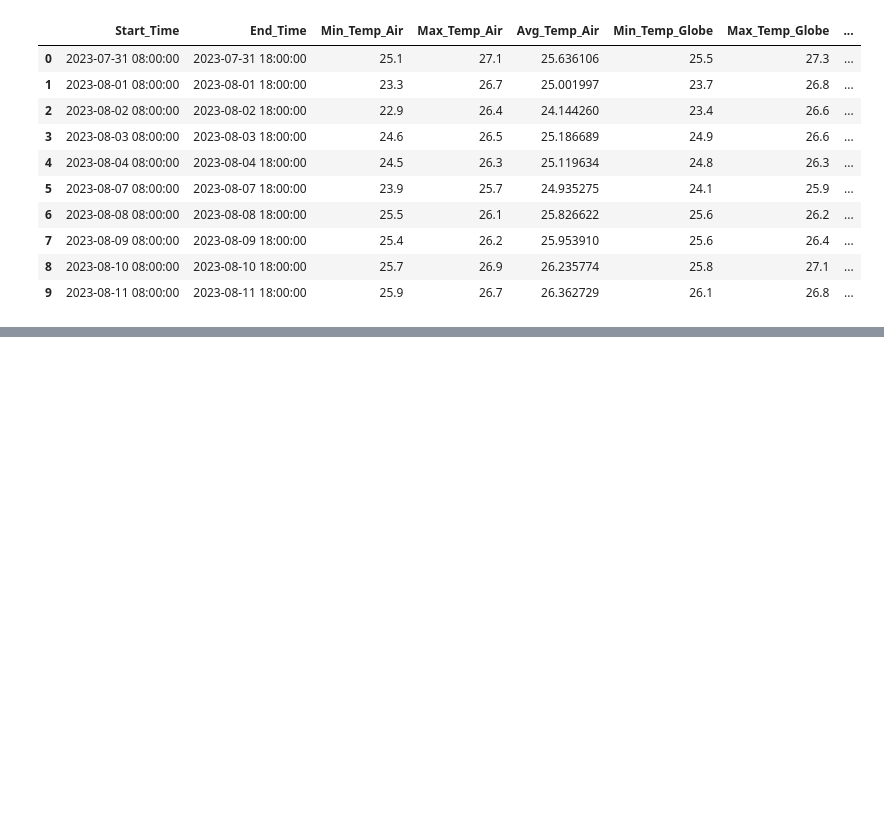
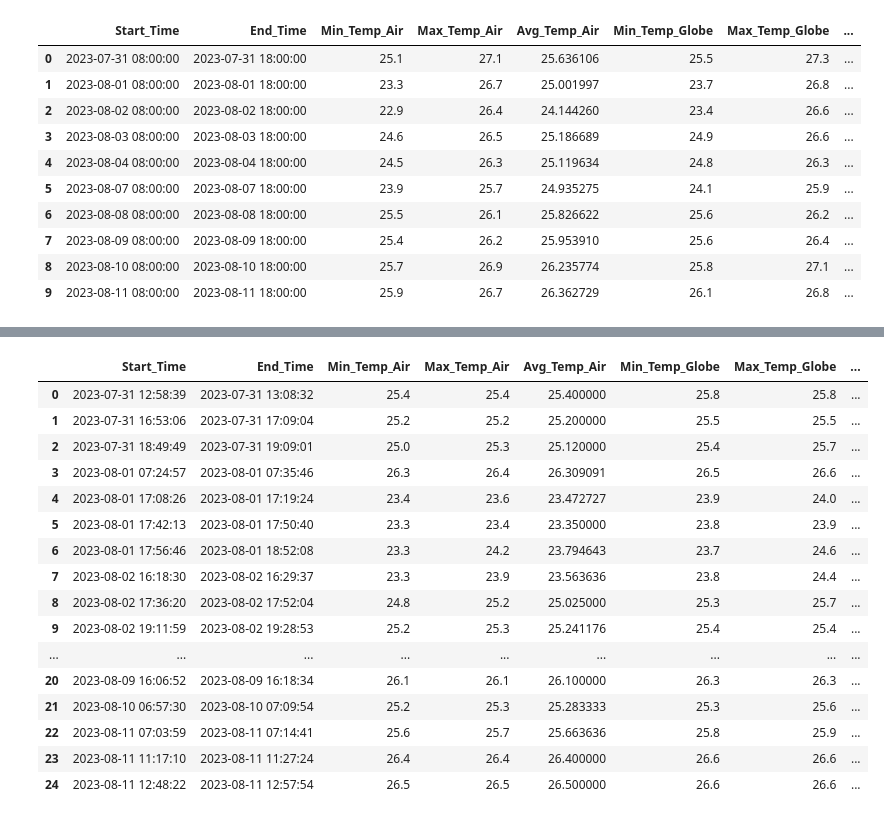
Before and after one commit to tomarp/COC-D, a Jupyter notebook: code/notebook_S08.ipynb, the cells around one changed output, grey strips where cells are left out. Saved outputs shown, nothing was run; the diff lists cells and outputs as text; code cells hidden in the pictures; blank space fills up the shorter version.

```diff
--- a/code/notebook_S08.ipynb
+++ b/code/notebook_S08.ipynb
@@ -682,0 +690,94 @@ results_df
+# %%
+# Load the CSV file
+file_path = 'C:/Users/Tomar/dev/PCM_study/summer_2023/output/living_lab/LL/LL_b.csv'
+data = pd.read_csv(file_path)
+
+# Ensure the correct renaming of the 'DateTime' column to 'Timestamp'
+data.rename(columns={'DateTime': 'Timestamp'}, inplace=True)
+
+# Convert the 'Timestamp' column to datetime
+data['Timestamp'] = pd.to_datetime(data['Timestamp'])
+
+# Define the start and end times for each day
+time_intervals = [
+    ("2023-07-31 12:58:39", "2023-07-31 13:08:32"),
+    ("2023-07-31 16:53:06", "2023-07-31 17:09:04"),
+    ("2023-07-31 18:49:49", "2023-07-31 19:09:01"),
+    ("2023-08-01 07:24:57", "2023-08-01 07:35:46"),
+    ("2023-08-01 17:08:26", "2023-08-01 17:19:24"),
+    ("2023-08-01 17:42:13", "2023-08-01 17:50:40"),
+    ("2023-08-01 17:56:46", "2023-08-01 18:52:08"),
+    ("2023-08-02 16:18:30", "2023-08-02 16:29:37"),
+    ("2023-08-02 17:36:20", "2023-08-02 17:52:04"),
+    ("2023-08-02 19:11:59", "2023-08-02 19:28:53"),
+    ("2023-08-03 07:28:31", "2023-08-03 07:38:04"),
+    ("2023-08-03 11:05:38", "2023-08-03 11:15:56"),
+    ("2023-08-03 12:32:20", "2023-08-03 12:43:22"),
+    ("2023-08-03 17:21:04", "2023-08-03 17:30:58"),
+    ("2023-08-04 07:26:54", "2023-08-04 07:38:02"),
+    ("2023-08-04 22:25:56", "2023-08-04 22:36:14"),
+    ("2023-08-07 18:22:46", "2023-08-07 18:30:46"),
+    ("2023-08-08 07:17:57", "2023-08-08 07:27:45"),
+    ("2023-08-08 16:45:09", "2023-08-08 16:54:06"),
+    ("2023-08-09 07:20:15", "2023-08-09 07:29:11"),
+    ("2023-08-09 16:06:52", "2023-08-09 16:18:34"),
+    ("2023-08-10 06:57:30", "2023-08-10 07:09:54"),
+    ("2023-08-11 07:03:59", "2023-08-11 07:14:41"),
+    ("2023-08-11 11:17:10", "2023-08-11 11:27:24"),
+    ("2023-08-11 12:48:22", "2023-08-11 12:57:54")
+
+
+]
+
+# Convert string times to datetime
+time_intervals = [(datetime.strptime(start, "%Y-%m-%d %H:%M:%S"), datetime.strptime(end, "%Y-%m-%d %H:%M:%S")) for start, end in time_intervals]
+
+# Initialize a list to store results
+results_list = []
+
+# Process each time interval
+for start, end in time_intervals:
+    # Filter data based on time interval
+    filtered_data = data[(data['Timestamp'] >= start) & (data['Timestamp'] <= end)]
+
+    # Calculate required metrics
+    result = {
+        'Start_Time': start,
+        'End_Time': end,
+        'Min_Temp_Air': filtered_data['Temp_Air(C)'].min(),
+        'Max_Temp_Air': filtered_data['Temp_Air(C)'].max(),
+        'Avg_Temp_Air': filtered_data['Temp_Air(C)'].mean(),
+        'Min_Temp_Globe': filtered_data['Temp_Globe(C)'].min(),
+        'Max_Temp_Globe': filtered_data['Temp_Globe(C)'].max(),
+        'Avg_Temp_Globe': filtered_data['Temp_Globe(C)'].mean(),
+        'Min_Relative_Humidity': filtered_data['RH(%)'].min(),
+        'Max_Relative_Humidity': filtered_data['RH(%)'].max(),
+        'Mean_Relative_Humidity': filtered_data['RH(%)'].mean(),
+    }
+
+    # Append result to the list
+    results_list.append(result)
+
+# Create a DataFrame from the results list
+results_df = pd.DataFrame(results_list)
+
+# Display the results
+results_df
+# %% [output]
+|  | Start_Time | End_Time | Min_Temp_Air | Max_Temp_Air | Avg_Temp_Air | Min_Temp_Globe | Max_Temp_Globe | ... |
+| 0 | 2023-07-31 12:58:39 | 2023-07-31 13:08:32 | 25.4 | 25.4 | 25.400000 | 25.8 | 25.8 | ... |
+| 1 | 2023-07-31 16:53:06 | 2023-07-31 17:09:04 | 25.2 | 25.2 | 25.200000 | 25.5 | 25.5 | ... |
+| 2 | 2023-07-31 18:49:49 | 2023-07-31 19:09:01 | 25.0 | 25.3 | 25.120000 | 25.4 | 25.7 | ... |
+| 3 | 2023-08-01 07:24:57 | 2023-08-01 07:35:46 | 26.3 | 26.4 | 26.309091 | 26.5 | 26.6 | ... |
+| 4 | 2023-08-01 17:08:26 | 2023-08-01 17:19:24 | 23.4 | 23.6 | 23.472727 | 23.9 | 24.0 | ... |
+| 5 | 2023-08-01 17:42:13 | 2023-08-01 17:50:40 | 23.3 | 23.4 | 23.350000 | 23.8 | 23.9 | ... |
+| 6 | 2023-08-01 17:56:46 | 2023-08-01 18:52:08 | 23.3 | 24.2 | 23.794643 | 23.7 | 24.6 | ... |
+| 7 | 2023-08-02 16:18:30 | 2023-08-02 16:29:37 | 23.3 | 23.9 | 23.563636 | 23.8 | 24.4 | ... |
+| 8 | 2023-08-02 17:36:20 | 2023-08-02 17:52:04 | 24.8 | 25.2 | 25.025000 | 25.3 | 25.7 | ... |
+| 9 | 2023-08-02 19:11:59 | 2023-08-02 19:28:53 | 25.2 | 25.3 | 25.241176 | 25.4 | 25.4 | ... |
+| ... | ... | ... | ... | ... | ... | ... | ... | ... |
+| 20 | 2023-08-09 16:06:52 | 2023-08-09 16:18:34 | 26.1 | 26.1 | 26.100000 | 26.3 | 26.3 | ... |
+| 21 | 2023-08-10 06:57:30 | 2023-08-10 07:09:54 | 25.2 | 25.3 | 25.283333 | 25.3 | 25.6 | ... |
+| 22 | 2023-08-11 07:03:59 | 2023-08-11 07:14:41 | 25.6 | 25.7 | 25.663636 | 25.8 | 25.9 | ... |
+| 23 | 2023-08-11 11:17:10 | 2023-08-11 11:27:24 | 26.4 | 26.4 | 26.400000 | 26.6 | 26.6 | ... |
+| 24 | 2023-08-11 12:48:22 | 2023-08-11 12:57:54 | 26.5 | 26.5 | 26.500000 | 26.6 | 26.6 | ... |
```
Also changed, not shown: parts of 31 cells of this notebook, 15 other files.
